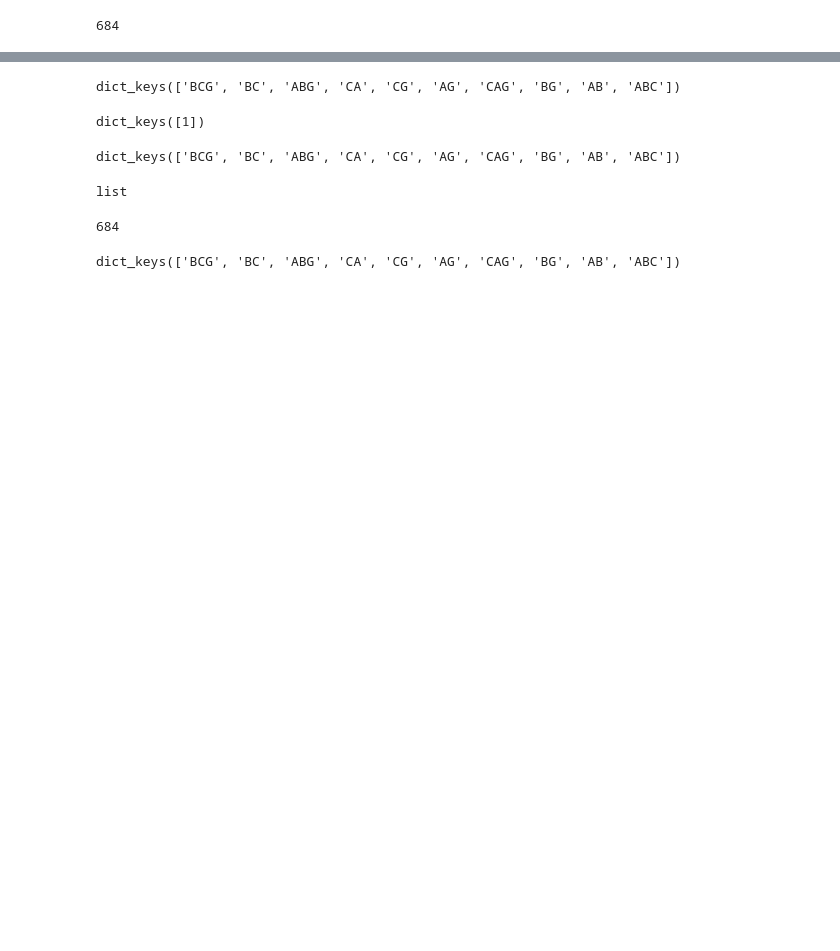
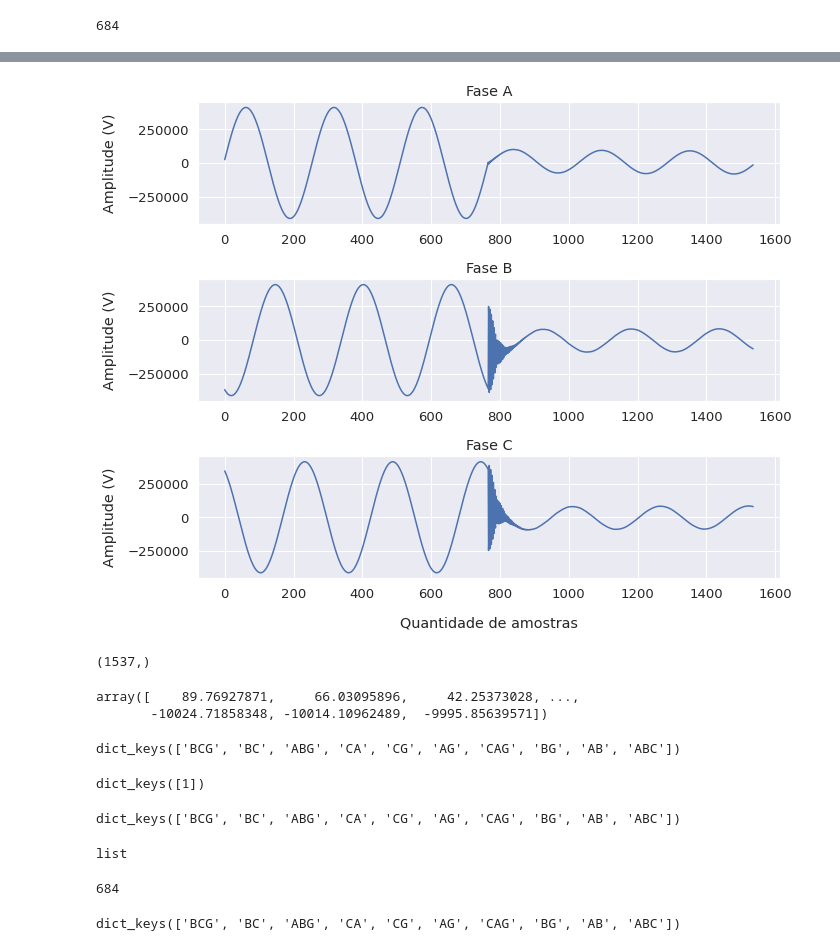
Before and after one commit to gabriel19913/fault-classification, a Jupyter notebook: final-method/reamostrando-dados-robson.ipynb, the cells around one changed output, grey strips where cells are left out. Cells and saved outputs as stored; diff of their text form; code cells hidden in the pictures; blank space fills up the shorter version.

```diff
--- a/final-method/reamostrando-dados-robson.ipynb
+++ b/final-method/reamostrando-dados-robson.ipynb
@@ -41,3 +97,54 @@ len(indexes)
+# %%
+fig, ax = plt.subplots(figsize=(10,8), ncols=1, nrows=3)
+font_size = 18
+
+left   =  0.125  # the left side of the subplots of the figure
+right  =  0.9    # the right side of the subplots of the figure
+bottom =  0    # the bottom of the subplots of the figure
+top    =  0.8   # the top of the subplots of the figure
+wspace =  0.3     # the amount of width reserved for blank space between subplots
+hspace =  0.4    # the amount of height reserved for white space between subplots
+
+# This function actually adjusts the sub plots using the above paramters
+plt.subplots_adjust(
+    left    =  left,
+    bottom  =  bottom,
+    right   =  right,
+    top     =  top,
+    wspace  =  wspace,
+    hspace  =  hspace
+)
+
+# The amount of space above titles
+y_title_margin = 1
+
+ax[0].set_title("Fase A", y = y_title_margin)
+ax[0].set_ylabel('Amplitude (V)', labelpad=10)
+ax[1].set_title("Fase B", y = y_title_margin, )
+ax[1].set_ylabel('Amplitude (V)', labelpad=10)
+ax[2].set_title("Fase C", y = y_title_margin,)
+ax[2].set_ylabel('Amplitude (V)', labelpad=10)
+ax[2].set_xlabel('Quantidade de amostras', labelpad=15)
+
+sns.set(font_scale=1.2)
+sns.lineplot(data = va, ax = ax[0])
+sns.lineplot(data = vb, ax = ax[1])
+sns.lineplot(data = vc, ax = ax[2])
+
+plt.tight_layout()
+plt.savefig('tensao_data2.pdf', bbox_inches='tight')
+plt.show()
+# %% [output]
+[figure, added]
+# %%
+data['V_ABC'][:,1,0,0,3,0].shape
+# %% [output]
+(1537,)
+# %%
+data['I_ABC'][:,0,0,0,3,0]
+# %% [output]
+array([    89.76927871,     66.03095896,     42.25373028, ...,
+       -10024.71858348, -10014.10962489,  -9995.85639571])
 # %%
 # i_v = 'I'
 # signal_dict = {}
```
Also changed, not shown: parts of 4 cells of this notebook, 45 other files.
